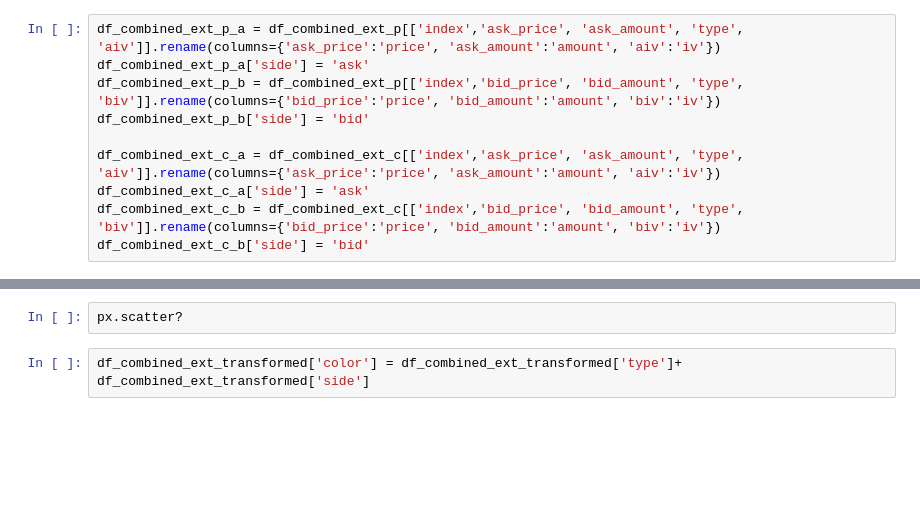
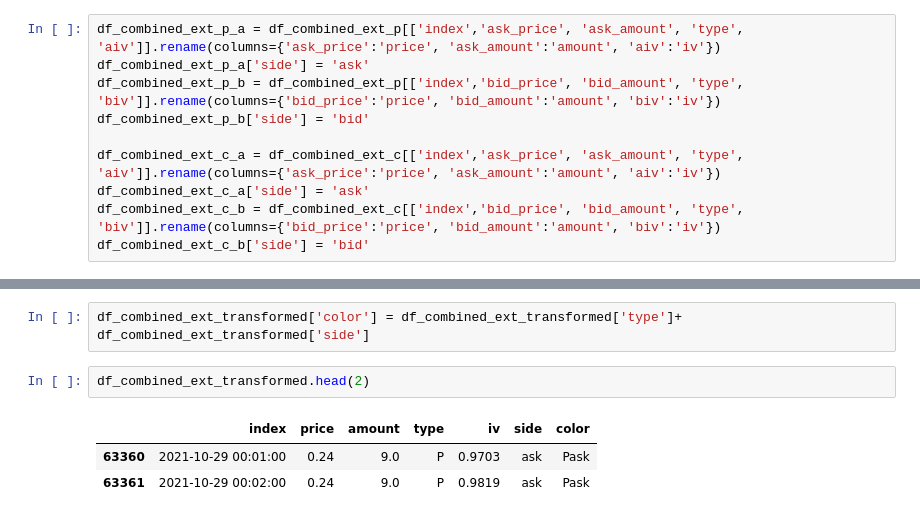
Before and after one commit to webclinic017/cdcqr-1, a Jupyter notebook: cdcqr/analytics/derivatives/deribit/vol_fitting/book_underly_interactive_plot2.ipynb, the cells around one changed output, grey strips where cells are left out. Cells and saved outputs as stored; diff of their text form; blank space fills up the shorter version.

```diff
--- a/cdcqr/analytics/derivatives/deribit/vol_fitting/book_underly_interactive_plot2.ipynb
+++ b/cdcqr/analytics/derivatives/deribit/vol_fitting/book_underly_interactive_plot2.ipynb
@@ -270,7 +337,11 @@ df_combined_ext_transformed.head()
-# %%
-px.scatter?
 # %%
 df_combined_ext_transformed['color'] = df_combined_ext_transformed['type']+ df_combined_ext_transformed['side']
+# %%
+df_combined_ext_transformed.head(2)
+# %% [output]
+|  | index | price | amount | type | iv | side | color |
+| 63360 | 2021-10-29 00:01:00 | 0.24 | 9.0 | P | 0.9703 | ask | Pask |
+| 63361 | 2021-10-29 00:02:00 | 0.24 | 9.0 | P | 0.9819 | ask | Pask |
 # %%
 subfig = make_subplots(specs=[[{"secondary_y": True}]])
 strike = 70000
```
Also changed, not shown: parts of 19 cells of this notebook, 20 other files.
